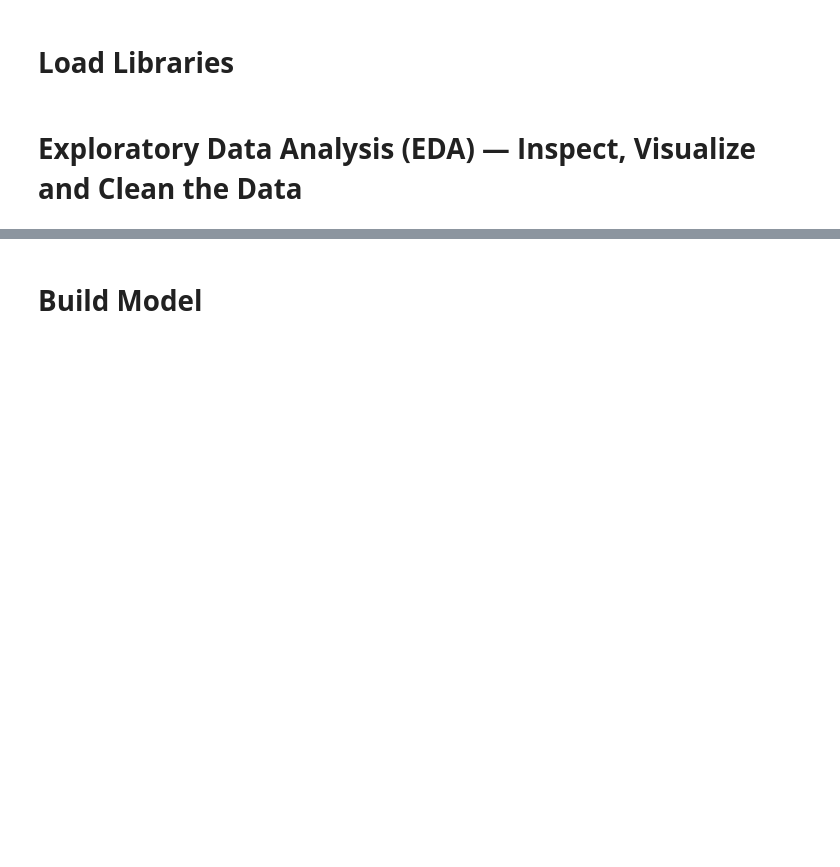
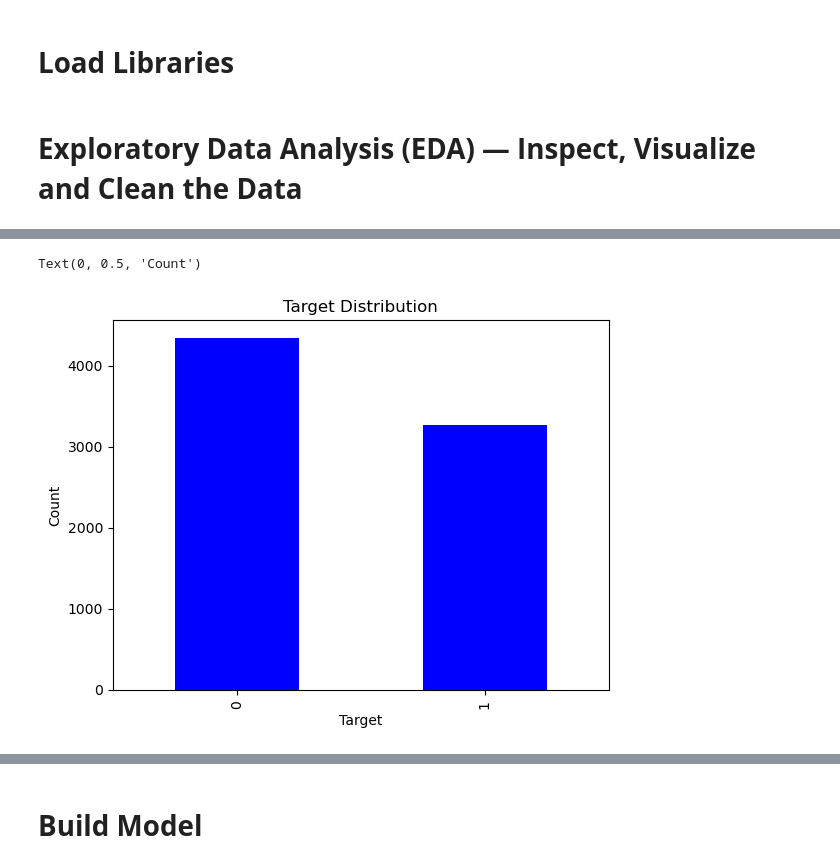
Before and after one commit to nagyszeru/DTSA-5511-NLP, a Jupyter notebook: uoc-nlp.ipynb, the cells around one changed output, grey strips where cells are left out. Saved outputs shown, nothing was run; the diff lists cells and outputs as text; code cells hidden in the pictures; blank space fills up the shorter version.

```diff
--- a/uoc-nlp.ipynb
+++ b/uoc-nlp.ipynb
@@ -54,2 +87,7 @@ train_data['target'].value_counts().to_frame()
 # %%
 train_data.groupby(['target'])['target'].count().plot(kind='bar', color = 'blue', title='Target Distribution')
+plt.xlabel('Target')
+plt.ylabel('Count')
+# %% [output]
+Text(0, 0.5, 'Count')
+[figure, added]
```
Also changed, not shown: parts of 27 cells of this notebook.
